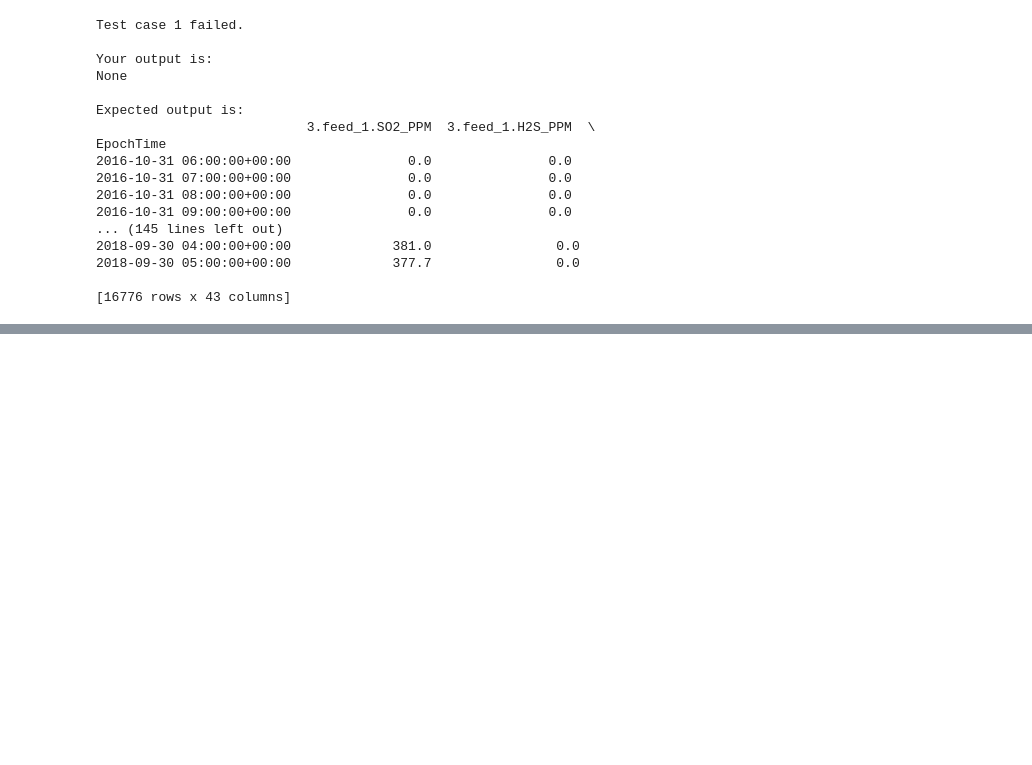
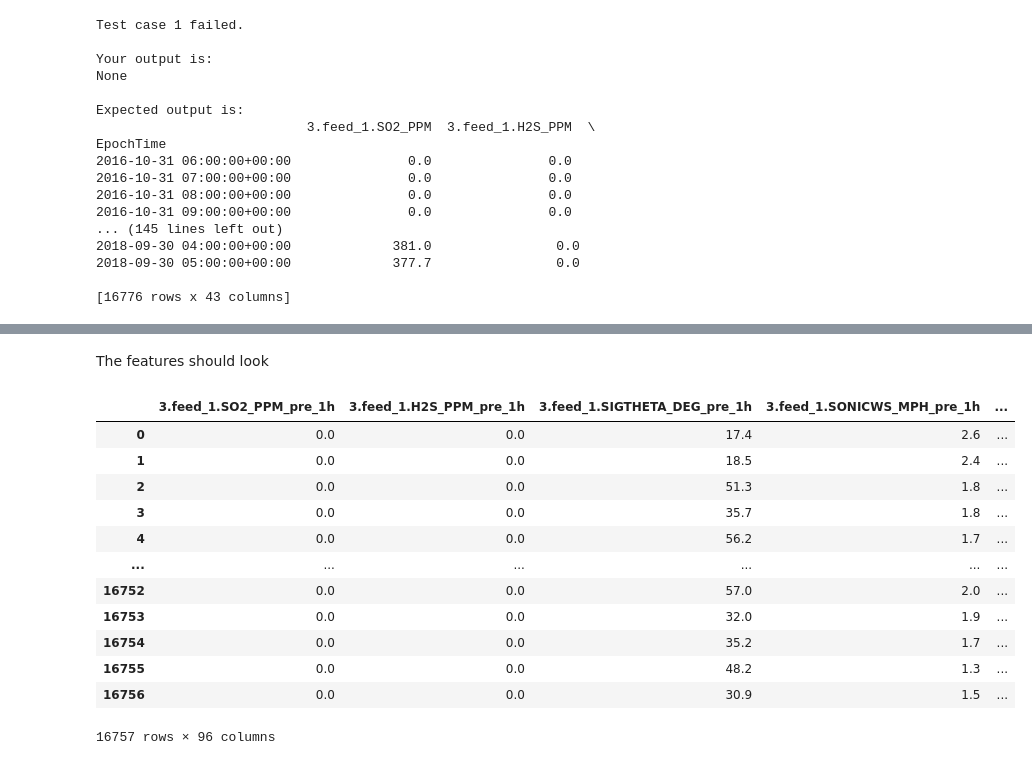
Before and after one commit to MultiX-Amsterdam/data-science-book-uva-2023, a Jupyter notebook: _build/jupyter_execute/docs/modules/structured-data/tutorial-structured-data.ipynb, the cells around one changed output, grey strips where cells are left out. Drawn from its saved outputs; the diff is of its cells as text; code cells hidden in the pictures; blank space fills up the shorter version.

```diff
--- a/_build/jupyter_execute/docs/modules/structured-data/tutorial-structured-data.ipynb
+++ b/_build/jupyter_execute/docs/modules/structured-data/tutorial-structured-data.ipynb
@@ -267,0 +530,30 @@ EpochTime
+# %%
+def convert_wind_direction(df):
+    """
+    Convert wind directions to sine and cosine components.
+
+    Parameters
+    ----------
+    df : pandas.DataFrame
+        The data frame that contains the wind direction data.
+
+    Returns
+    -------
+    pandas.DataFrame
+        The transformed data frame.
+    """
+    # Copy data frame to prevent editing the original one.
+    df_cp = df.copy(deep=True)
+
+    # Convert columns with wind directions.
+    for c in df.columns:
+        if "SONICWD_DEG" in c:
+            df_c = df[c]
+            df_c_cos = np.cos(np.deg2rad(df_c))
+            df_c_sin = np.sin(np.deg2rad(df_c))
+            df_c_cos.name += "_cosine"
+            df_c_sin.name += "_sine"
+            df_cp.drop([c], axis=1, inplace=True)
+            df_cp[df_c_cos.name] = df_c_cos
+            df_cp[df_c_sin.name] = df_c_sin
+    return df_cp
@@ -267,0 +774,20 @@ EpochTime
+# %%
+df_x, df_y = compute_feature_label(df_smell, df_sensor, b_hr_sensor=1, f_hr_smell=1)
+# %% [markdown]
+The features should look
+# %%
+df_x
+# %% [output]
+|  | 3.feed_1.SO2_PPM_pre_1h | 3.feed_1.H2S_PPM_pre_1h | 3.feed_1.SIGTHETA_DEG_pre_1h | 3.feed_1.SONICWS_MPH_pre_1h | ... |
+| 0 | 0.0 | 0.0 | 17.4 | 2.6 | ... |
+| 1 | 0.0 | 0.0 | 18.5 | 2.4 | ... |
+| 2 | 0.0 | 0.0 | 51.3 | 1.8 | ... |
+| 3 | 0.0 | 0.0 | 35.7 | 1.8 | ... |
+| 4 | 0.0 | 0.0 | 56.2 | 1.7 | ... |
+| ... | ... | ... | ... | ... | ... |
+| 16752 | 0.0 | 0.0 | 57.0 | 2.0 | ... |
+| 16753 | 0.0 | 0.0 | 32.0 | 1.9 | ... |
+| 16754 | 0.0 | 0.0 | 35.2 | 1.7 | ... |
+| 16755 | 0.0 | 0.0 | 48.2 | 1.3 | ... |
+| 16756 | 0.0 | 0.0 | 30.9 | 1.5 | ... |
+16757 rows × 96 columns
```
Also changed, not shown: parts of 71 cells of this notebook, 15 other files.
